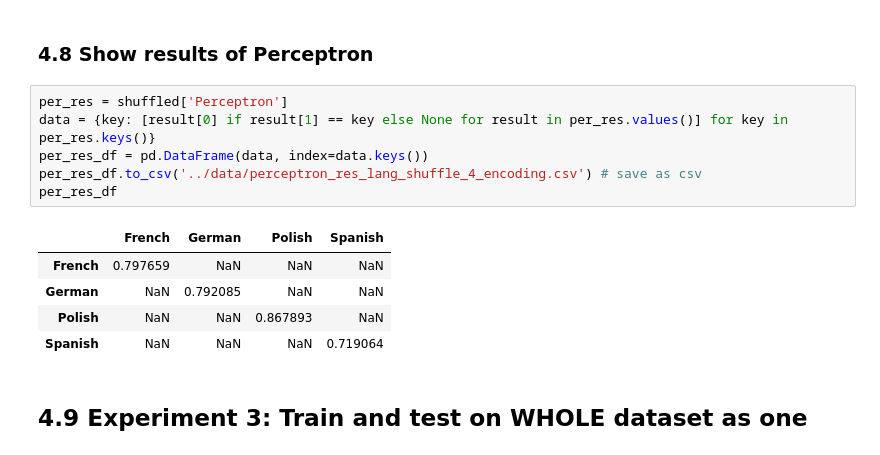
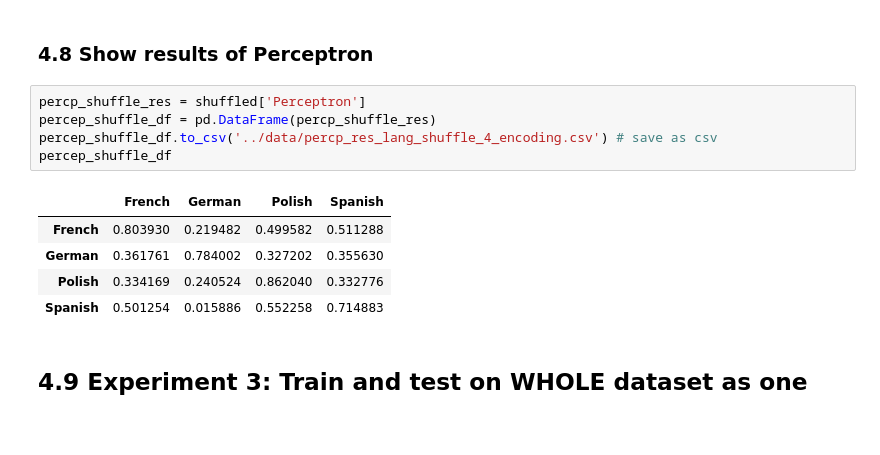
Before and after one commit to NinaNusb/-Morphology-Gender-assignment, a Jupyter notebook: notebooks/main.ipynb, the cells around one changed output. Saved outputs shown, nothing was run; the diff lists cells and outputs as text.

```diff
--- a/notebooks/main.ipynb
+++ b/notebooks/main.ipynb
@@ -321,17 +377,16 @@ knn_res_df
 # %% [markdown]
 ### 4.8 Show results of Perceptron
-# %%
-per_res = shuffled['Perceptron']
-data = {key: [result[0] if result[1] == key else None for result in per_res.values()] for key in per_res.keys()}
-per_res_df = pd.DataFrame(data, index=data.keys())
-per_res_df.to_csv('../data/perceptron_res_lang_shuffle_4_encoding.csv') # save as csv
-per_res_df
-# %% [output]
-|  | French | German | Polish | Spanish |
-| French | 0.797659 | NaN | NaN | NaN |
-| German | NaN | 0.792085 | NaN | NaN |
-| Polish | NaN | NaN | 0.867893 | NaN |
-| Spanish | NaN | NaN | NaN | 0.719064 |
+# %%
+percp_shuffle_res = shuffled['Perceptron']
+percep_shuffle_df = pd.DataFrame(percp_shuffle_res)
+percep_shuffle_df.to_csv('../data/percp_res_lang_shuffle_4_encoding.csv') # save as csv
+percep_shuffle_df
+# %% [output]
+|  | French | German | Polish | Spanish |
+| French | 0.803930 | 0.219482 | 0.499582 | 0.511288 |
+| German | 0.361761 | 0.784002 | 0.327202 | 0.355630 |
+| Polish | 0.334169 | 0.240524 | 0.862040 | 0.332776 |
+| Spanish | 0.501254 | 0.015886 | 0.552258 | 0.714883 |
 # %% [markdown]
 ## 4.9 Experiment 3: Train and test on WHOLE dataset as one
 # %%
```
Also changed, not shown: parts of 11 cells of this notebook.
